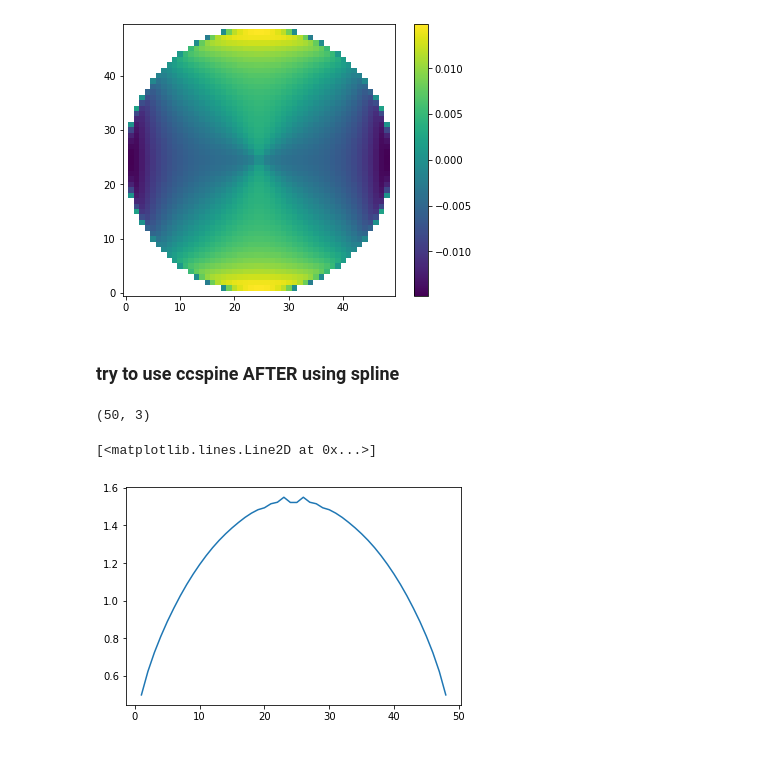
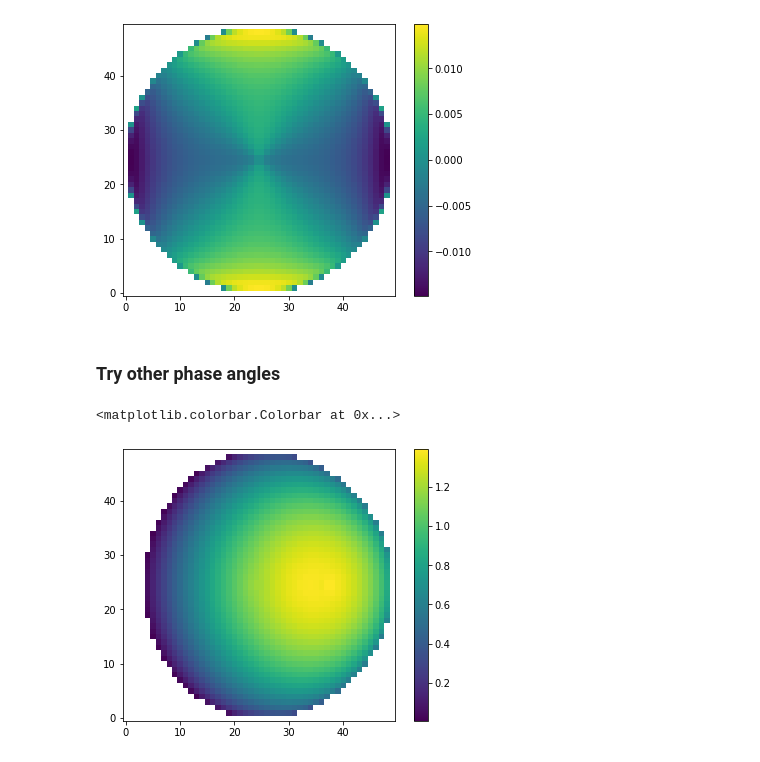
Before and after one commit to gouravmahapatra/Interpolation, a Jupyter notebook: interpolationScheme.ipynb, the cells around one changed output. Cells and saved outputs as stored; diff of their text form; code cells hidden in the pictures.

```diff
--- a/interpolationScheme.ipynb
+++ b/interpolationScheme.ipynb
@@ -589,6 +589,20 @@ plt.colorbar()
 # %% [output]
 <matplotlib.colorbar.Colorbar at 0x...>
 [figure]
-# %% [markdown]
-### try to use ccspine AFTER using spline
+# %% [markdown]
+### Try other phase angles
+# %%
+#%% get the x,y coordinates of projection of the disc
+x,y = makedisc(50)
+#% calculate the geometries from the x and y coordinates used for the GEOS code to create the disc
+theta,theta0,phi,lat,lon,beta = calcPlanetGeometry(x,y,30.0,50)
+stokes = calc_Stokes2(rdfous(path40),theta0.flatten(),theta.flatten(),phi.flatten(),beta.flatten(),sig=3)
+stokes = stokes.reshape([50,50,3])
+# %%
+plt.figure(figsize=[7,5])
+plt.imshow(np.rot90(stokes[:,:,0]),origin='lower')
+plt.colorbar()
+# %% [output]
+<matplotlib.colorbar.Colorbar at 0x...>
+[figure, added]
 # %%
@@ -596,9 +610,0 @@ stokes = calc_Stokes(rdfous(path40),theta0[25,:],theta[25,:],phi[25,:],beta[25,:
-# %%
-stokes.shape
-# %% [output]
-(50, 3)
-# %%
-plt.plot(stokes[:,0])
-# %% [output]
-[<matplotlib.lines.Line2D at 0x...>]
-[figure, removed]
```
Also changed, not shown: parts of 2 cells of this notebook.
